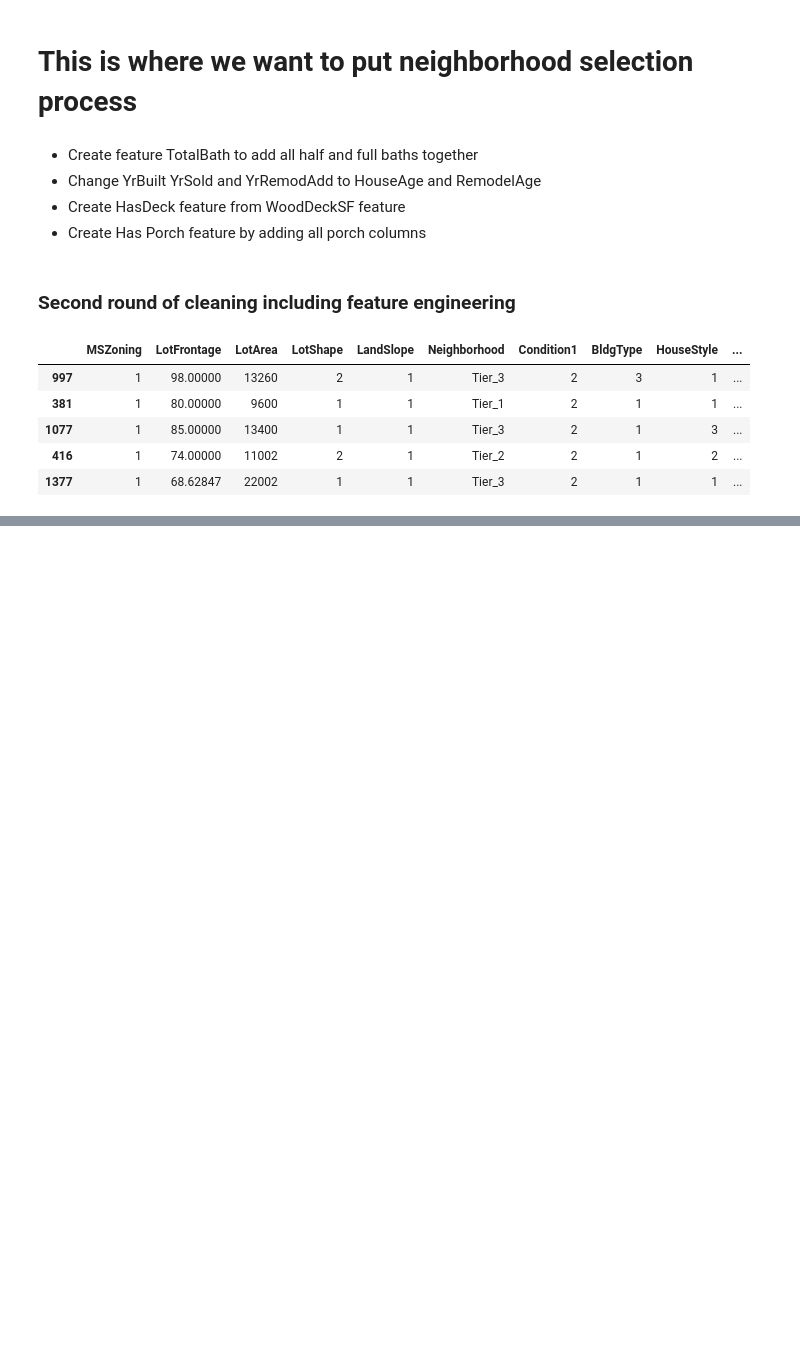
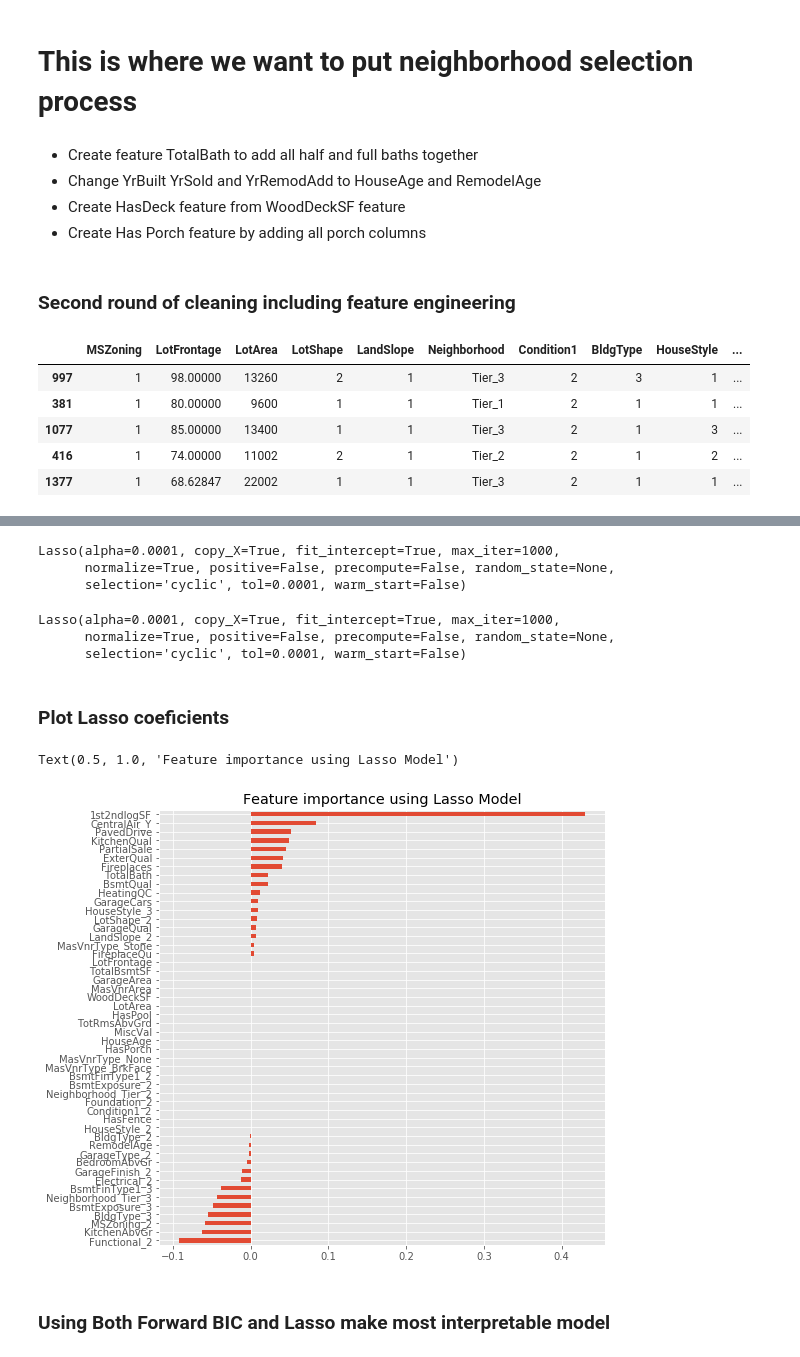
Before and after one commit to xiaogangzhu/MLHousing, a Jupyter notebook: Ames_Housing_ML.ipynb, the cells around one changed output, grey strips where cells are left out. Drawn from its saved outputs; the diff is of its cells as text; code cells hidden in the pictures; blank space fills up the shorter version.

```diff
--- a/Ames_Housing_ML.ipynb
+++ b/Ames_Housing_ML.ipynb
@@ -57,6 +57,9 @@ Xtrain.head()
 # %% [markdown]
 ### EDA -- need to fill in
 - want to show the trends for quality, see it has an effect on overall
+# %%
+ytrainlog = np.log(ytrain)
+ytestlog = np.log(ytest)
 # %%
 data_c1 = pd.concat([ytrain, Xtrain], axis=1)
 # %%
@@ -143,0 +148,9 @@ Xtrain_d.head()
+# %%
+from sklearn.linear_model import Lasso
+lasso1 = Lasso(normalize=True)
+# %%
+# Grid search to get best alpha
+from sklearn.model_selection import GridSearchCV
+grid_param = [{'alpha': list(np.linspace(1e-4, 100, 100))}] # key of dictionary is parameter, value is range of values of hyperparameter
+grid = GridSearchCV(estimator=lasso1, param_grid=grid_param, cv=5, return_train_score=True,)
+grid.fit(Xtrain_d, ytrainlog)
@@ -143,0 +173,26 @@ Xtrain_d.head()
+# %%
+grid.best_estimator_
+# %% [output]
+Lasso(alpha=0.0001, copy_X=True, fit_intercept=True, max_iter=1000,
+      normalize=True, positive=False, precompute=False, random_state=None,
+      selection='cyclic', tol=0.0001, warm_start=False)
+# %%
+lasso2 = Lasso(normalize=True, alpha=0.0001)
+lasso2.fit(Xtrain_d, ytrainlog) # fit data
+# %% [output]
+Lasso(alpha=0.0001, copy_X=True, fit_intercept=True, max_iter=1000,
+      normalize=True, positive=False, precompute=False, random_state=None,
+      selection='cyclic', tol=0.0001, warm_start=False)
+# %% [markdown]
+### Plot Lasso coeficients
+# %%
+coef = pd.Series(lasso2.coef_, index = Xtrain_d.columns)
+imp_coef = coef.sort_values()
+plt.rcParams['figure.figsize'] = (8.0, 8.0)
+imp_coef.plot(kind = "barh")
+plt.title("Feature importance using Lasso Model")
+# %% [output]
+Text(0.5, 1.0, 'Feature importance using Lasso Model')
+[figure, added]
+# %% [markdown]
+### Using Both Forward BIC and Lasso make most interpretable model
```
Also changed, not shown: parts of 25 cells of this notebook, 2 other files.
